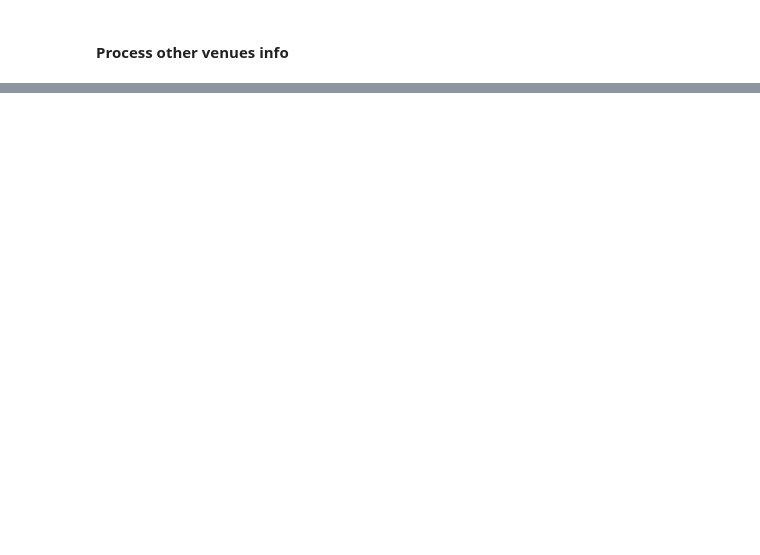
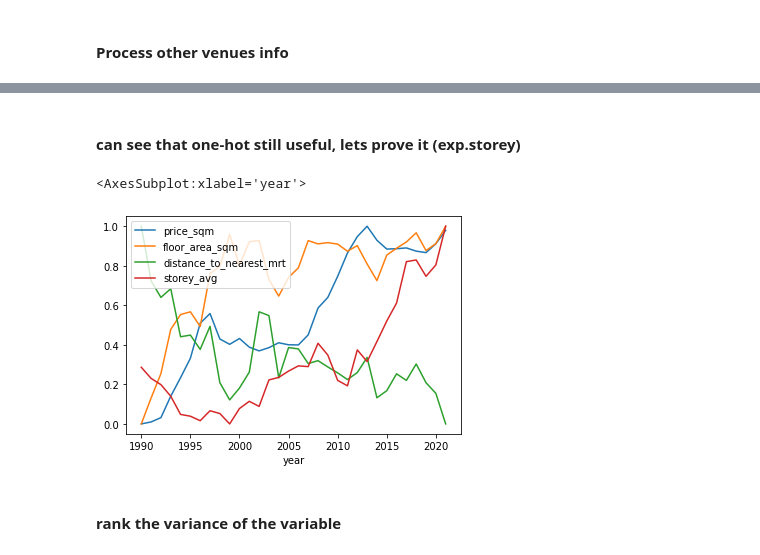
Before and after one commit to CJuanvip/HDB_data_mining, a Jupyter notebook: Preprocess.ipynb, the cells around one changed output, grey strips where cells are left out. Saved outputs shown, nothing was run; the diff lists cells and outputs as text; code cells hidden in the pictures; blank space fills up the shorter version.

```diff
--- a/Preprocess.ipynb
+++ b/Preprocess.ipynb
@@ -446,0 +718,7 @@ df_final.head()
+# %%
+df_onehot = pd.get_dummies(df_main[['town','direction', 'flat_type', 'flat_model', 'storey_range']])
+df_final = df_main.join(df_onehot)
+df_final.drop(['town','direction','month', 'flat_type','flat_model', 'street_name',
+               'resale_price','block','_id','lease_commence_date','Latitude','Longitude','Unnamed: 0'],
+              axis = 1, inplace = True)
+list(df_final.columns)
@@ -447,10 +727,5 @@ df_final.head()
 # %%
-df_onehot = pd.get_dummies(df_main[['town', 'flat_type', 'flat_model', 'storey_range']])
-df_final = df_main.join(df_onehot)
-df_final.drop(['town','month', 'flat_type','flat_model','storey_range', 'street_name',
-               'resale_price','block','_id','lease_commence_date','Latitude','Longitude','lat_long'],
-              axis = 1, inplace = True)
-
+df_final['storey_avg'] = df_final['storey_range'].apply(lambda x: int(x[-2:]))
 #  'storey_range_01 TO 03',
 #  'storey_range_01 TO 05',
 #  'storey_range_04 TO 06',
@@ -531,6 +806,6 @@ df_final.drop(['storey_range_01 TO 03',
                 'storey_range_40 TO 42',
                 'storey_range_43 TO 45',
                 'storey_range_46 TO 48',
-                'storey_range_49 TO 51'],
+                'storey_range_49 TO 51','storey_range'],
                 axis = 1, inplace = True)
 # %%
@@ -571,0 +841,14 @@ df_final
+# %% [markdown]
+#### can see that one-hot still useful, lets prove it (exp.storey)
+# %%
+from sklearn.preprocessing import MinMaxScaler
+
+mms = MinMaxScaler()
+df_by_year = df_final[['price_sqm', 'floor_area_sqm','year','distance_to_nearest_mrt','storey_avg']].groupby('year').mean()
+df_by_year[['price_sqm', 'floor_area_sqm','distance_to_nearest_mrt','storey_avg']] = mms.fit_transform(df_by_year[['price_sqm', 'floor_area_sqm','distance_to_nearest_mrt','storey_avg']])
+df_by_year.plot()
+# %% [output]
+<AxesSubplot:xlabel='year'>
+[figure, added]
+# %% [markdown]
+#### rank the variance of the variable
```
Also changed, not shown: parts of 81 cells of this notebook, 4 other files.
